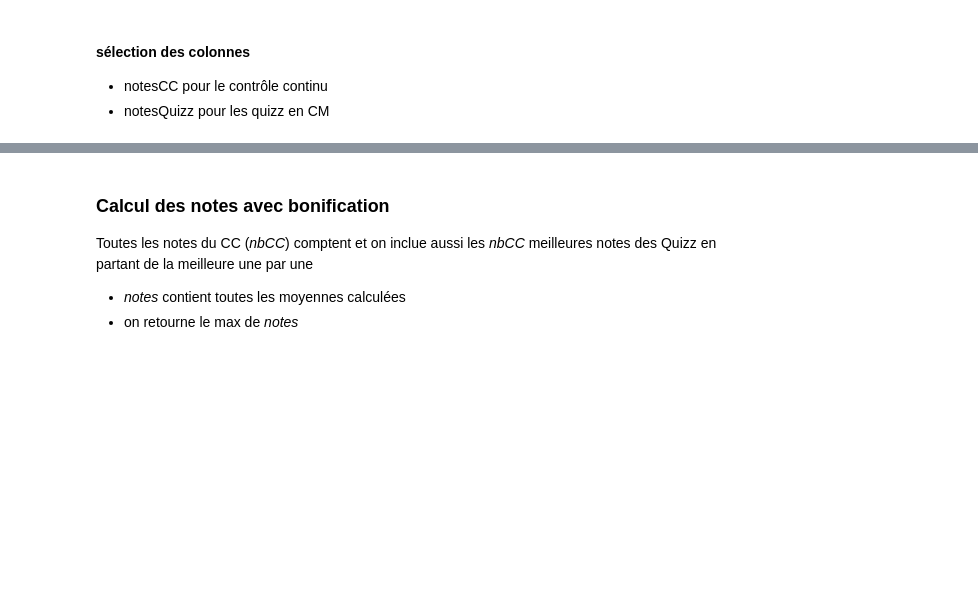
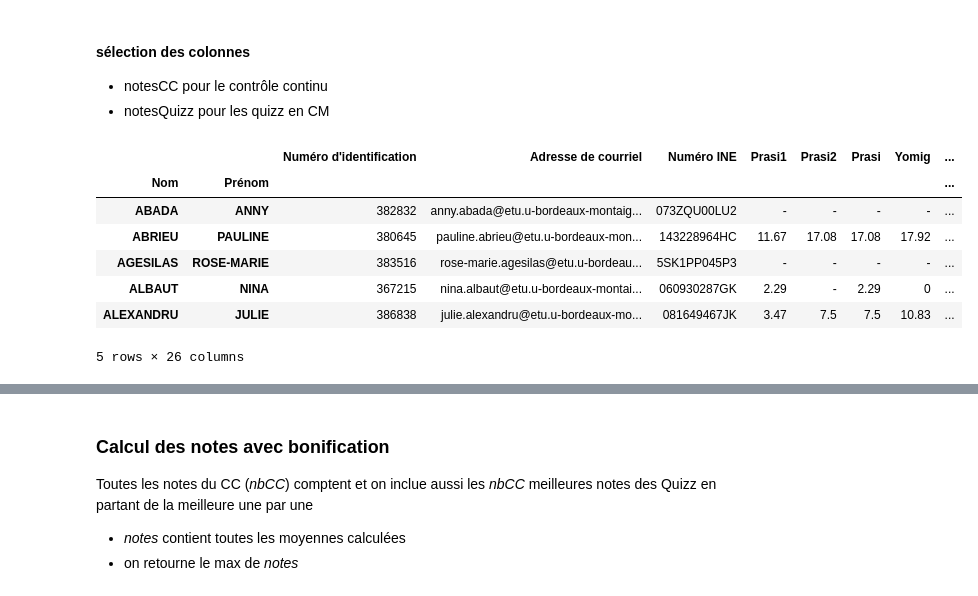
Before and after one commit to gboye/Divers, a Jupyter notebook: LG-NotesBonusQuizz.ipynb, the cells around one changed output, grey strips where cells are left out. Cells and saved outputs as stored; diff of their text form; code cells hidden in the pictures; blank space fills up the shorter version.

```diff
--- a/LG-NotesBonusQuizz.ipynb
+++ b/LG-NotesBonusQuizz.ipynb
@@ -36,10 +45,20 @@ dfNotes
 - notesCC pour le contrôle continu
 - notesQuizz pour les quizz en CM
 # %%
-notesCC=[u'Prasi', u'Yomig1', u'Yomig2', u'KartinV', u'KartinT', u'NemasV', u'NemasT',
+notesCC=[u'Prasi', u'Yomig', u'KartinV', u'KartinT', u'NemasV', u'NemasT',
          u'CoupeMot', u'CoupeMorphe'
         ]
-notesCC=u"Morpho1 Morpho2 Bizar1 Bizar2 Phono Sem".split(" ")
-notesQuizz=sorted([u"Quizz%d"%(n+1) for n in range(2,8)]+[u"Quizz7b"])
-for col in notesCC+notesQuizz:
-    dfNotes[col]=pd.to_numeric(dfNotes[col].str.replace(",","."), errors='coerce', downcast="float")
+# notesCC=u"Morpho1 Morpho2 Bizar1 Bizar2 Phono Sem".split(" ")
+# notesQuizz=sorted([u"Quizz%d"%(n+1) for n in range(2,8)]+[u"Quizz7b"])
+notesQuizz=sorted([u"Q%02d"%(n+1) for n in range(10)])
+# dfNotes=dfNotesXLS[notesCC+notesQuizz]
+dfNotes.head()
+# %% [output]
+|  |  | Numéro d'identification | Adresse de courriel | Numéro INE | Prasi1 | Prasi2 | Prasi | Yomig | ... |
+| Nom | Prénom |  |  |  |  |  |  |  | ... |
+| ABADA | ANNY | 382832 | anny.abada@etu.u-bordeaux-montaig... | 073ZQU00LU2 | - | - | - | - | ... |
+| ABRIEU | PAULINE | 380645 | pauline.abrieu@etu.u-bordeaux-mon... | 143228964HC | 11.67 | 17.08 | 17.08 | 17.92 | ... |
+| AGESILAS | ROSE-MARIE | 383516 | rose-marie.agesilas@etu.u-bordeau... | 5SK1PP045P3 | - | - | - | - | ... |
+| ALBAUT | NINA | 367215 | nina.albaut@etu.u-bordeaux-montai... | 060930287GK | 2.29 | - | 2.29 | 0 | ... |
+| ALEXANDRU | JULIE | 386838 | julie.alexandru@etu.u-bordeaux-mo... | 081649467JK | 3.47 | 7.5 | 7.5 | 10.83 | ... |
+5 rows × 26 columns
```
Also changed, not shown: parts of 16 cells of this notebook, 6 other files.
